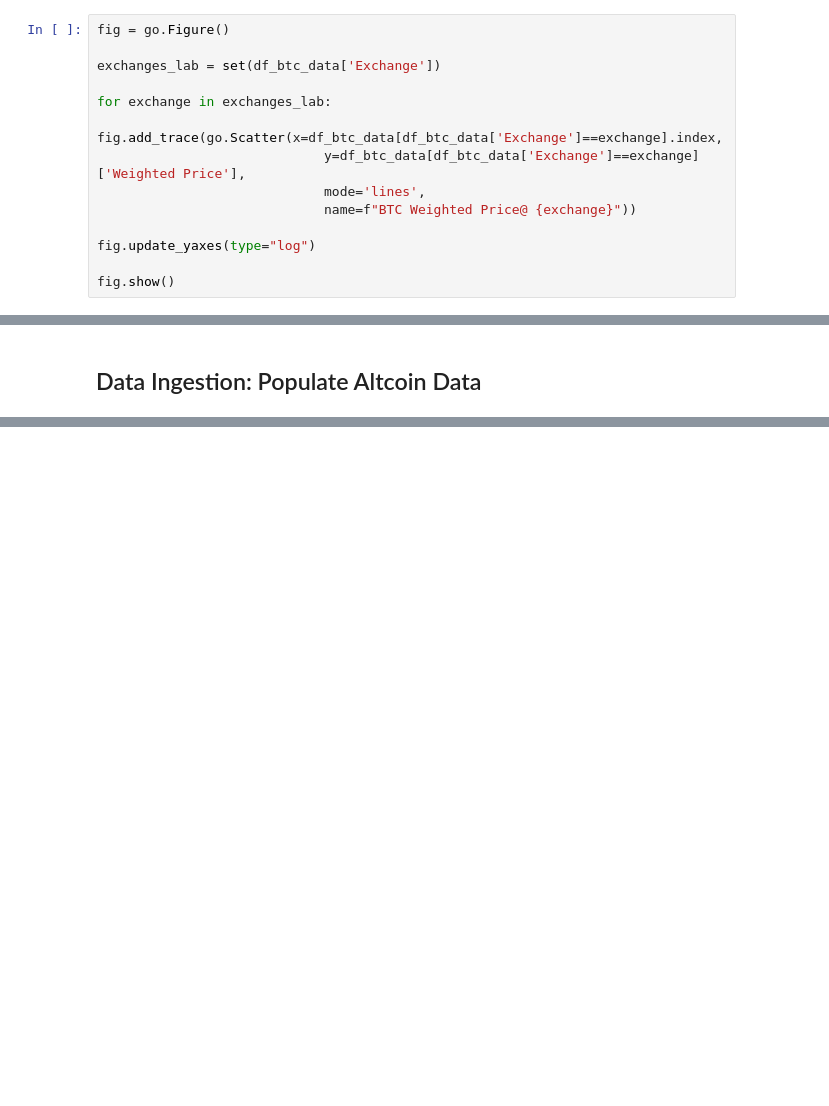
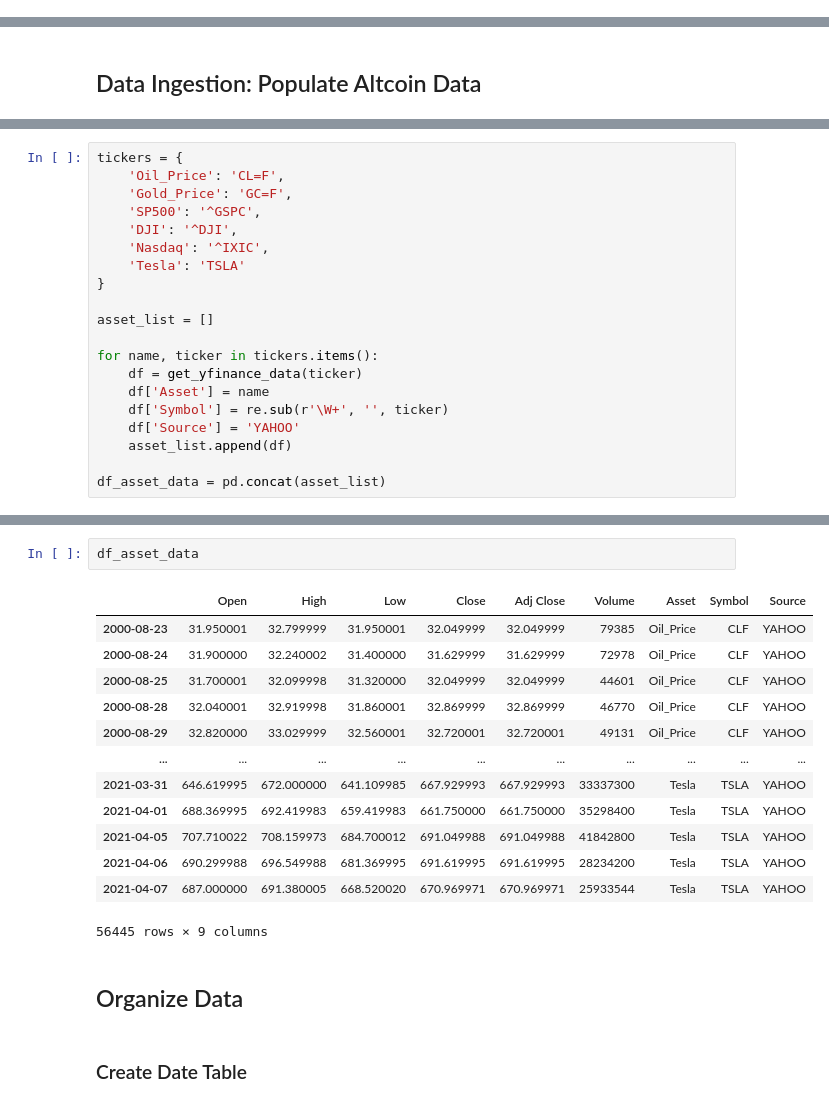
Before and after one commit to akosredey/crypto-project, a Jupyter notebook: 01_Crypto_EDA/01_Crypto_EDA.ipynb, the cells around one changed output, grey strips where cells are left out. Saved outputs shown, nothing was run; the diff lists cells and outputs as text; blank space fills up the shorter version.

```diff
--- a/01_Crypto_EDA/01_Crypto_EDA.ipynb
+++ b/01_Crypto_EDA/01_Crypto_EDA.ipynb
@@ -408,14 +552,0 @@ inspector.get_table_names()
-# %%
-fig = go.Figure()
-
-exchanges_lab = set(df_btc_data['Exchange'])
-
-for exchange in exchanges_lab:
-    fig.add_trace(go.Scatter(x=df_btc_data[df_btc_data['Exchange']==exchange].index,
-                             y=df_btc_data[df_btc_data['Exchange']==exchange]['Weighted Price'],
-                             mode='lines',
-                             name=f"BTC Weighted Price@ {exchange}"))
-
-fig.update_yaxes(type="log")
-
-fig.show()
@@ -503,0 +793,20 @@ df_btc_data.groupby(df_btc_data.index).agg({'Weighted Price':'mean'}).plot(figsi
+# %%
+tickers = {
+    'Oil_Price': 'CL=F',
+    'Gold_Price': 'GC=F',
+    'SP500': '^GSPC',
+    'DJI': '^DJI',
+    'Nasdaq': '^IXIC',
+    'Tesla': 'TSLA'
+}
+
+asset_list = []
+
+for name, ticker in tickers.items():
+    df = get_yfinance_data(ticker)
+    df['Asset'] = name
+    df['Symbol'] = re.sub(r'\W+', '', ticker)
+    df['Source'] = 'YAHOO'
+    asset_list.append(df)
+
+df_asset_data = pd.concat(asset_list)
@@ -503,0 +826,20 @@ df_btc_data.groupby(df_btc_data.index).agg({'Weighted Price':'mean'}).plot(figsi
+# %%
+df_asset_data
+# %% [output]
+|  | Open | High | Low | Close | Adj Close | Volume | Asset | Symbol | Source |
+| 2000-08-23 | 31.950001 | 32.799999 | 31.950001 | 32.049999 | 32.049999 | 79385 | Oil_Price | CLF | YAHOO |
+| 2000-08-24 | 31.900000 | 32.240002 | 31.400000 | 31.629999 | 31.629999 | 72978 | Oil_Price | CLF | YAHOO |
+| 2000-08-25 | 31.700001 | 32.099998 | 31.320000 | 32.049999 | 32.049999 | 44601 | Oil_Price | CLF | YAHOO |
+| 2000-08-28 | 32.040001 | 32.919998 | 31.860001 | 32.869999 | 32.869999 | 46770 | Oil_Price | CLF | YAHOO |
+| 2000-08-29 | 32.820000 | 33.029999 | 32.560001 | 32.720001 | 32.720001 | 49131 | Oil_Price | CLF | YAHOO |
+| ... | ... | ... | ... | ... | ... | ... | ... | ... | ... |
+| 2021-03-31 | 646.619995 | 672.000000 | 641.109985 | 667.929993 | 667.929993 | 33337300 | Tesla | TSLA | YAHOO |
+| 2021-04-01 | 688.369995 | 692.419983 | 659.419983 | 661.750000 | 661.750000 | 35298400 | Tesla | TSLA | YAHOO |
+| 2021-04-05 | 707.710022 | 708.159973 | 684.700012 | 691.049988 | 691.049988 | 41842800 | Tesla | TSLA | YAHOO |
+| 2021-04-06 | 690.299988 | 696.549988 | 681.369995 | 691.619995 | 691.619995 | 28234200 | Tesla | TSLA | YAHOO |
+| 2021-04-07 | 687.000000 | 691.380005 | 668.520020 | 670.969971 | 670.969971 | 25933544 | Tesla | TSLA | YAHOO |
+56445 rows × 9 columns
+# %% [markdown]
+## Organize Data
+# %% [markdown]
+### Create Date Table
```
Also changed, not shown: parts of 89 cells of this notebook, 40 other files.
